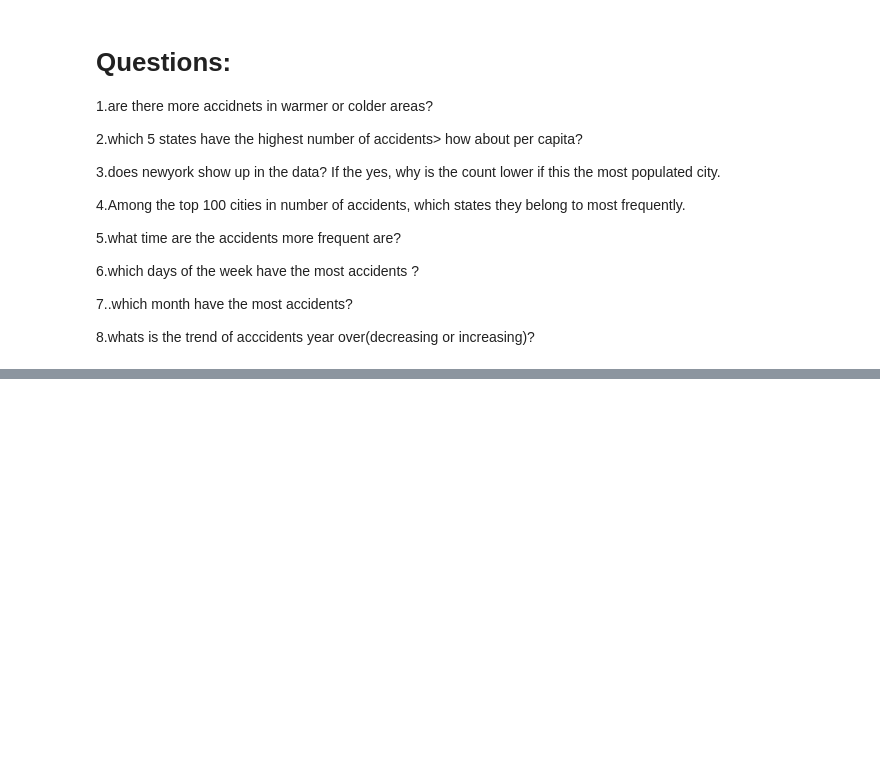
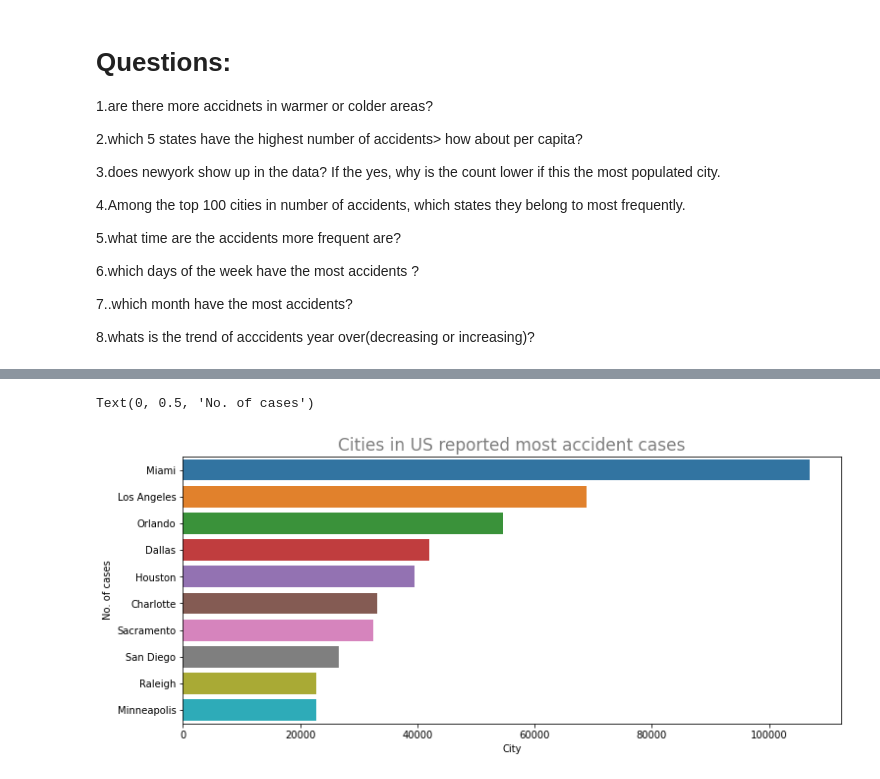
Before and after one commit to anand1994sp/My-first-repository, a Jupyter notebook: EDA_PROJECT_ON_US_ACCIDENTS2_8_MILLION_RECORDS.ipynb, the cells around one changed output, grey strips where cells are left out. Cells and saved outputs as stored; diff of their text form; code cells hidden in the pictures; blank space fills up the shorter version.

```diff
--- a/EDA_PROJECT_ON_US_ACCIDENTS2_8_MILLION_RECORDS.ipynb
+++ b/EDA_PROJECT_ON_US_ACCIDENTS2_8_MILLION_RECORDS.ipynb
@@ -393,0 +941,2 @@ sns.distplot(df.Start_Time.dt.month,bins=12,norm_hist=True)
+# %%
+df = df.drop("Number",axis=1)
@@ -393,0 +980,3 @@ sns.distplot(df.Start_Time.dt.month,bins=12,norm_hist=True)
+# %%
+top_cities=df['City'].value_counts().head(10)
+top_cities
@@ -393,0 +995,9 @@ sns.distplot(df.Start_Time.dt.month,bins=12,norm_hist=True)
+# %%
+plt.figure(figsize=(12,5))
+sns.barplot(y=top_cities.index, x=top_cities)
+plt.title("Cities in US reported most accident cases",size=17,color="grey")
+plt.xlabel('City')
+plt.ylabel('No. of cases')
+# %% [output]
+Text(0, 0.5, 'No. of cases')
+[figure, added]
```
Also changed, not shown: parts of 129 cells of this notebook.
